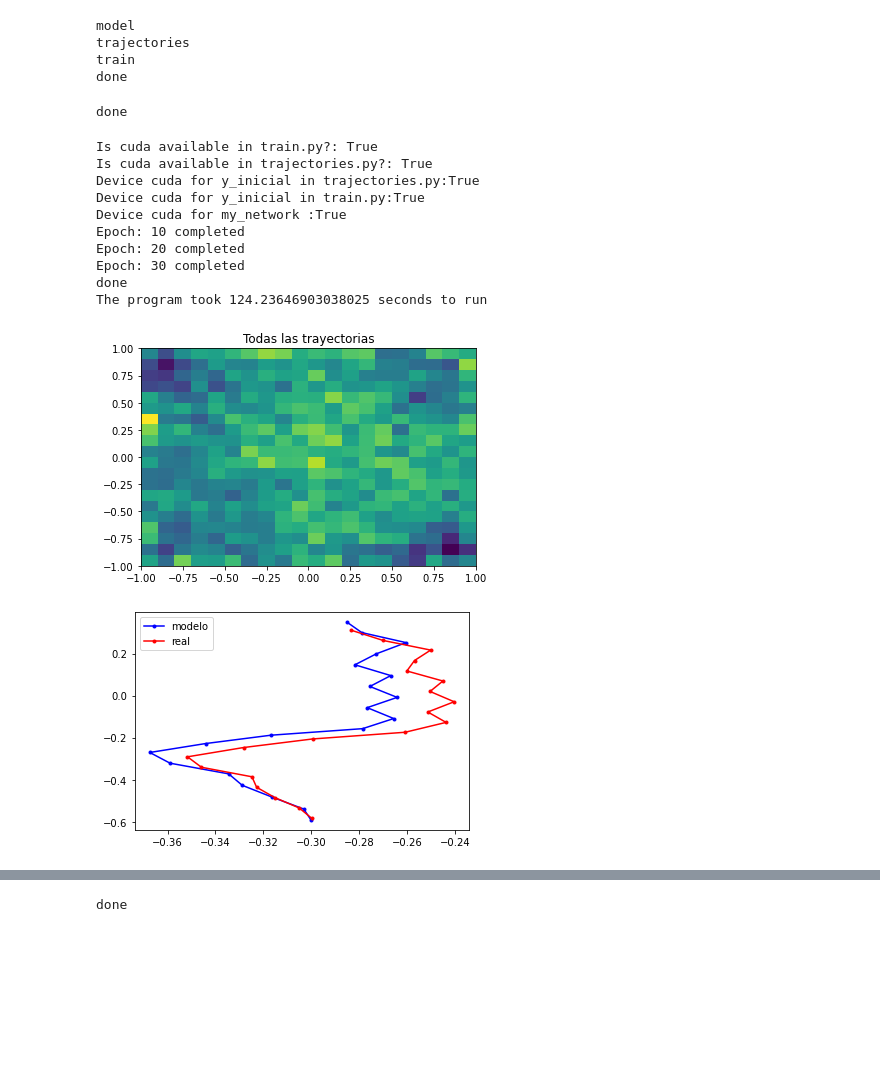
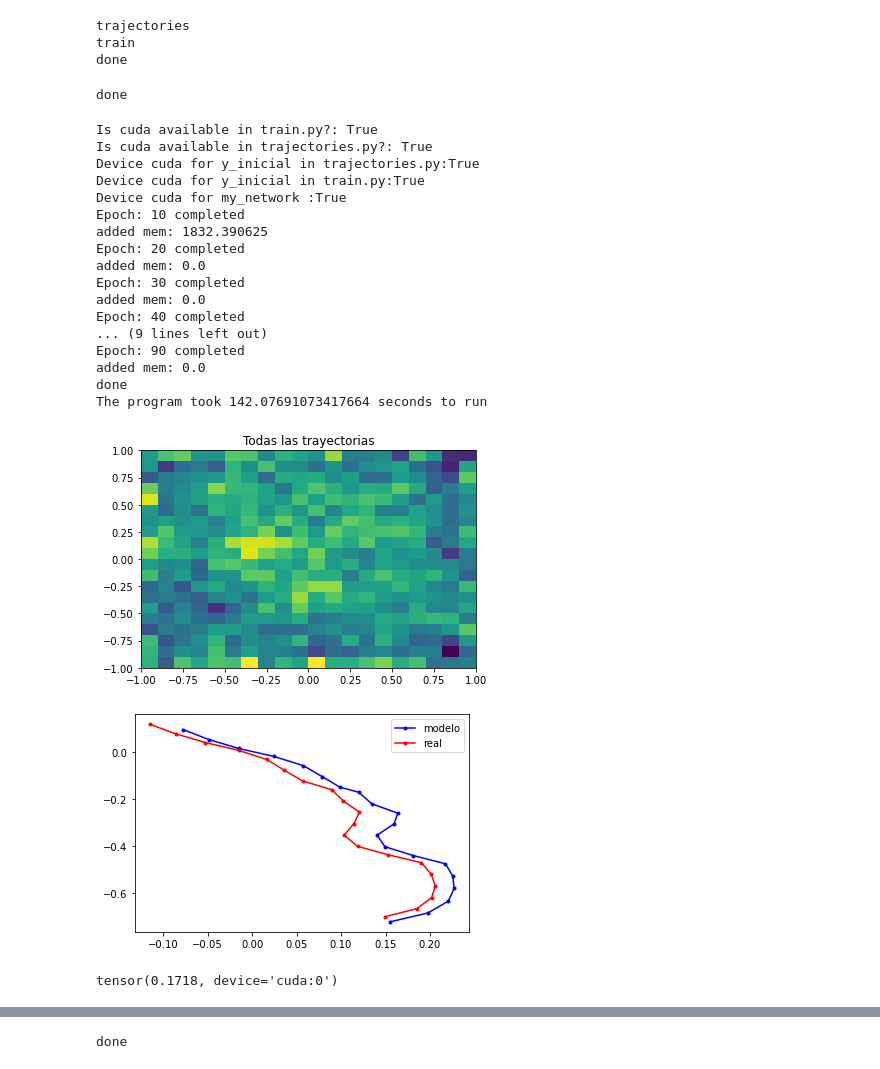
Before and after one commit to MauMN/python-projects, a Jupyter notebook: recurrent-neural-network.ipynb, the cells around one changed output, grey strips where cells are left out. Saved outputs shown, nothing was run; the diff lists cells and outputs as text; code cells hidden in the pictures; blank space fills up the shorter version.

```diff
--- a/recurrent-neural-network.ipynb
+++ b/recurrent-neural-network.ipynb
@@ -7,8 +7,8 @@ import torch.nn as nn
 import matplotlib.pyplot as plt
 from scipy import stats
 
-mini_batch_size = 64
-N_mini_batch = 250
+mini_batch_size = 128
+N_mini_batch = 130
 total_traject = mini_batch_size * N_mini_batch
 train_traject = int(total_traject * 0.7)
 test_traject = int(total_traject * 0.3)
@@ -24,13 +24,13 @@ class Trajectories:
         device = torch.device ("cuda:0" if torch.cuda.is_available () else "cpu")
         print(f'Is cuda available in trajectories.py?: {torch.cuda.is_available ()}')
 
-        Xs_t = torch.zeros([type_traject,N_despl,N_coord])
-        y_t = torch.zeros([type_traject,N_despl,N_coord])
-        y_inicial = torch.zeros([type_traject,N_coord])
+        Xs_t = torch.zeros([type_traject,N_despl,N_coord], device=device)
+        y_t = torch.zeros([type_traject,N_despl,N_coord], device=device)
+        y_inicial = torch.zeros([type_traject,N_coord], device=device)
 
-        Xs_t = Xs_t.to (device)
-        y_t = y_t.to (device)
-        y_inicial = y_inicial.to (device)
+#         Xs_t = Xs_t.to (device)
+#         y_t = y_t.to (device)
+#         y_inicial = y_inicial.to (device)
 
         print(f'Device cuda for y_inicial in trajectories.py:{y_inicial.is_cuda}')
         for k in range(type_traject):
@@ -139,9 +139,9 @@ class Trajectories:
                     #     ylistk.append(coords)
 
 
-            Xsk = torch.Tensor([Xak]).to (device)
-            yk = torch.Tensor([ylistk]).to (device)
-            inicial = torch.Tensor([inicial]).to (device)
+            Xsk = torch.tensor([Xak], device=device)
+            yk = torch.tensor([ylistk], device=device)
+            inicial = torch.tensor([inicial], device=device)
 
             y_inicial[k,:] = inicial
             Xs_t[k,:,:] = Xsk
@@ -418,8 +448,8 @@ from scipy import stats
 
 from train import Training
 
-mini_batch_size = 64
-N_mini_batch = 250
+mini_batch_size = 128 #intentar 32,64
+N_mini_batch = 130
 total_traject = mini_batch_size * N_mini_batch
 train_traject = int(total_traject * 0.7)
 test_traject = int(total_traject * 0.3)
@@ -429,12 +459,12 @@ limit_arena = 1
 limit_arena2 = -1
 grad_90 = np.pi
 N_hidden_neurons = 100
+N_softmax_neurons = 50
 print('done')
 
 # You can write up to 20GB to the current directory (/kaggle/working/) that gets preserved as output when you create a version using "Save & Run All"
 # You can also write temporary files to /kaggle/temp/, but they won't be saved outside of the current session
 # %% [output]
-model
 trajectories
 train
 done
@@ -450,9 +480,11 @@ done
 import time
 start_time = time.time()
 t_traject = train_traject
+## disable cudnn fixed the mem leak problem
+torch.backends.cudnn.enabled = False
 train = Training()
-all_losses, all_losses1, all_activation_soft, batch_y1, y2, all_activation = train.train_model()
-
+all_losses, all_activation, all_activation_soft, batch_y1, y2 = train.train_model()
+#all_losses1, all_activation_soft
 # fig, ax = plt.subplots (2, 2)
 # ax[0, 0].plot (all_losses[1:], c='b', label='total')
 # ax[0, 0].set_title ('total loss')
@@ -482,18 +514,35 @@ Device cuda for y_inicial in trajectories.py:True
 Device cuda for y_inicial in train.py:True
 Device cuda for my_network :True
 Epoch: 10 completed
+added mem: 1832.390625
 Epoch: 20 completed
+added mem: 0.0
 Epoch: 30 completed
+added mem: 0.0
+Epoch: 40 completed
+... (9 lines left out)
+Epoch: 90 completed
+added mem: 0.0
 done
-The program took 124.23646903038025 seconds to run
+The program took 142.07691073417664 seconds to run
 # %%
+linear_size = t_traject * N_despl
+
+data_x = batch_y1[:,:, 0].cpu().detach().numpy().T
+data_y = batch_y1[:,:, 1].cpu().detach().numpy().T
+# data[20,224] or [32,20] tiempo,N_traject
+
+
+data_x = np.reshape(data_x, -1, order='F')
+data_y = np.reshape(data_y, -1, order='F')
+
 fig, ax = plt.subplots(1,1)
 ax.hist2d(data_x, data_y, bins=20, range=[[limit_arena2, limit_arena], [limit_arena2, limit_arena]])
 plt.title('Todas las trayectorias')
+plt.savefig('all_trajects.png')
 plt.show()
-plt.pause(0.1)
 # %% [output]
-[figure, old version]
+[figure, new version]
 # %%
 hist, *edges = np.histogram2d(data_x, data_y, bins=20, range=[[limit_arena2, limit_arena], [limit_arena2, limit_arena]])
 inx = np.digitize(data_x, edges[0], right=True)
@@ -506,8 +555,13 @@ fig, ax = plt.subplots(1,1)
 ax.plot(y2[-1,:,0].cpu().detach().numpy(), y2[-1,:,1].detach().cpu().numpy(), c = 'b', label = 'modelo', marker = '.')
 ax.plot(batch_y1[-1,:,0].cpu().detach().numpy(), batch_y1[-1,:,1].cpu().detach().numpy(), c = 'r', label = 'real', marker = '.')
 plt.legend()
+plt.savefig('traject_example.png')
 plt.show()
-plt.pause(0.1)
 # %% [output]
-[figure, old version]
+[figure, new version]
+# %%
+last_loss = all_losses[-1]
+print(last_loss)
+# %% [output]
+tensor(0.1718, device='cuda:0')
 # %%
```
Also changed, not shown: parts of 37 cells of this notebook.
